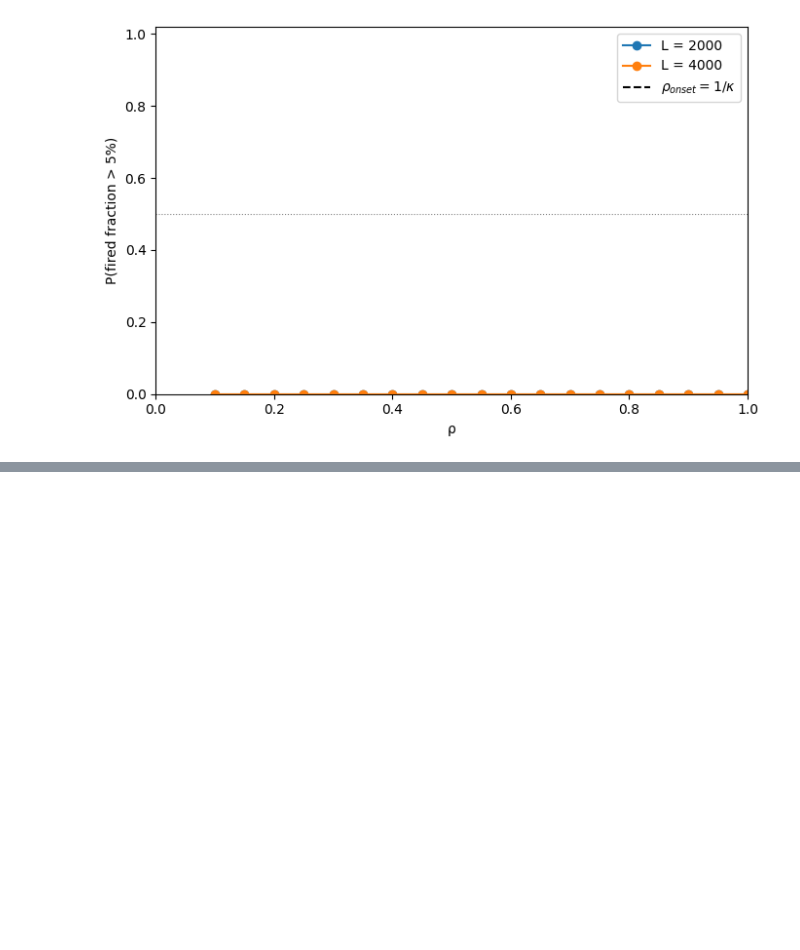
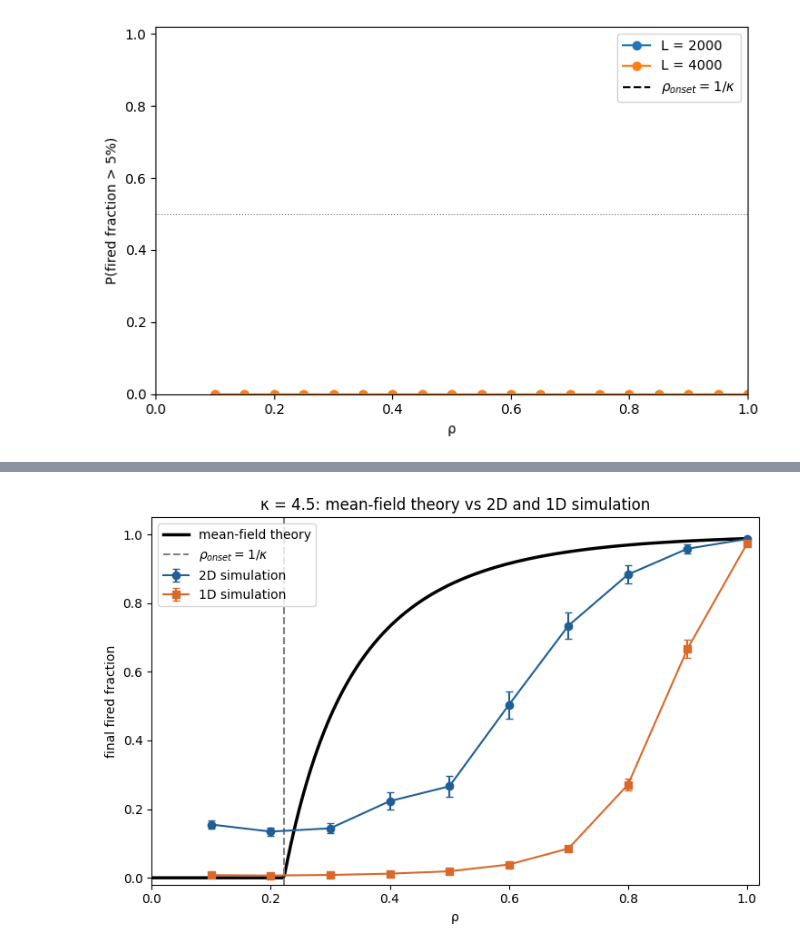
Before and after one commit to IgnacioMPineda/IPT-problem---Mousetrap-Dynamics, a Jupyter notebook: Notebook 4 - Calculating the critical density if the system and comparing it with the mathematical predictions in 1 dimension.ipynb, the cells around one changed output, grey strips where cells are left out. Cells and saved outputs as stored; diff of their text form; code cells hidden in the pictures; blank space fills up the shorter version.

```diff
--- a/Notebook 4 - Calculating the critical density if the system and comparing it with the mathematical predictions in 1 dimension.ipynb
+++ b/Notebook 4 - Calculating the critical density if the system and comparing it with the mathematical predictions in 1 dimension.ipynb
@@ -537,0 +657,28 @@ L=4000  thresh=0.10:  P never reaches 50% in [0.10, 1.00]   (max P = 0.00)
+# %%
+import numpy as np, matplotlib.pyplot as plt
+from scipy.optimize import brentq
+
+d2 = np.load('figures/data_2D.npz')      # saved by the figure cell in Notebook 3
+d1 = np.load('figures/data_1D.npz')      # saved by the figure cell in Notebook 4
+kappa = float(d2['kappa'])               # same kappa in both notebooks
+
+def F_final_size(rho, kappa):
+    lam = rho * kappa
+    return 0.0 if lam <= 1 else brentq(lambda F: F - (1 - np.exp(-lam * F)), 1e-12, 1.0)
+
+rho_grid = np.linspace(0, 1, 400)
+theory = [F_final_size(r, kappa) for r in rho_grid]
+
+fig, ax = plt.subplots(figsize=(7.5, 5))
+ax.plot(rho_grid, theory, 'k-', lw=2.5, label='mean-field theory')
+ax.errorbar(d2['rhos'], d2['mean'], yerr=d2['se'], fmt='o-', color='#1f5f95', capsize=3, label='2D simulation')
+ax.errorbar(d1['rhos'], d1['mean'], yerr=d1['se'], fmt='s-', color='#d9692b', capsize=3, label='1D simulation')
+ax.axvline(1 / kappa, c='gray', ls='--', label=r'$\rho_{onset}=1/\kappa$')
+ax.set_xlim(0, 1.02); ax.set_ylim(-0.02, 1.05)
+ax.set_xlabel('ρ'); ax.set_ylabel('final fired fraction')
+ax.set_title(f'κ = {kappa:.1f}: mean-field theory vs 2D and 1D simulation')
+ax.legend(); plt.tight_layout()
+plt.savefig('figures/supercritical_comparison.png', dpi=200, bbox_inches='tight')
+plt.show()
+# %% [output]
+[figure, added]
```
Also changed, not shown: parts of 8 cells of this notebook.
